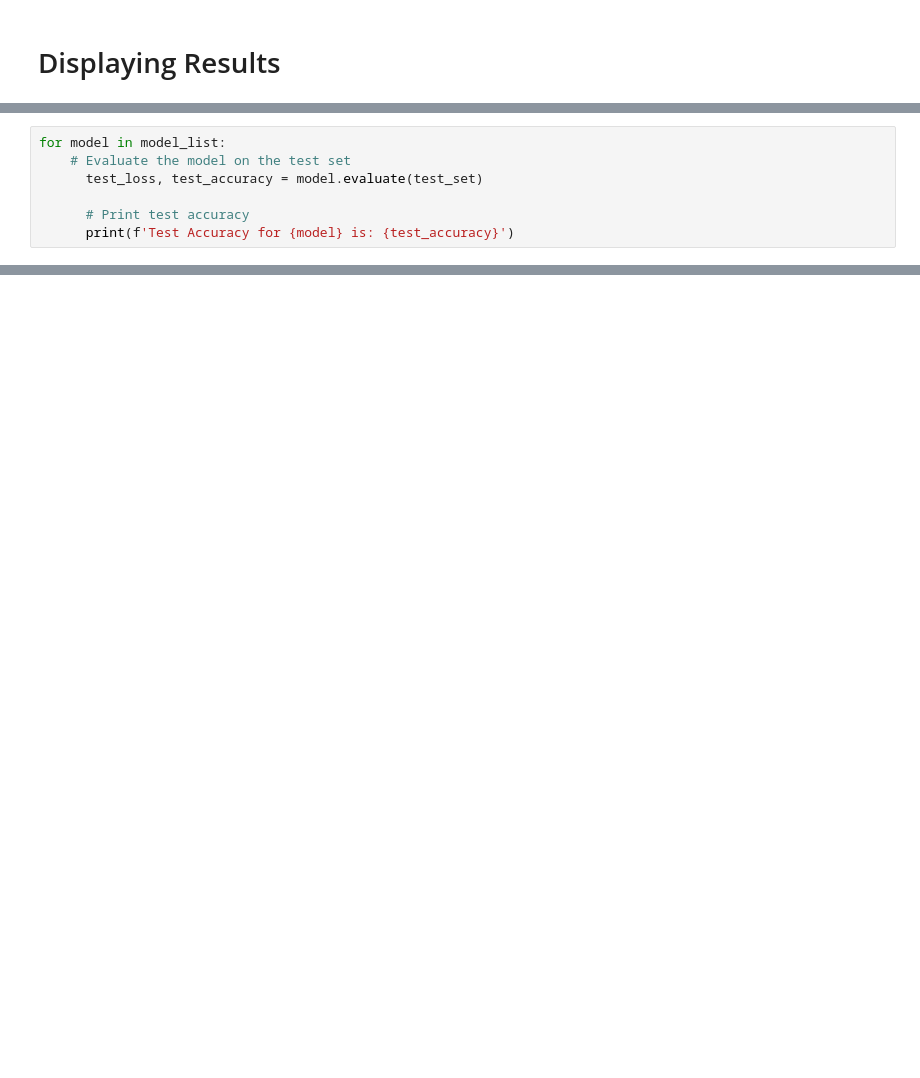
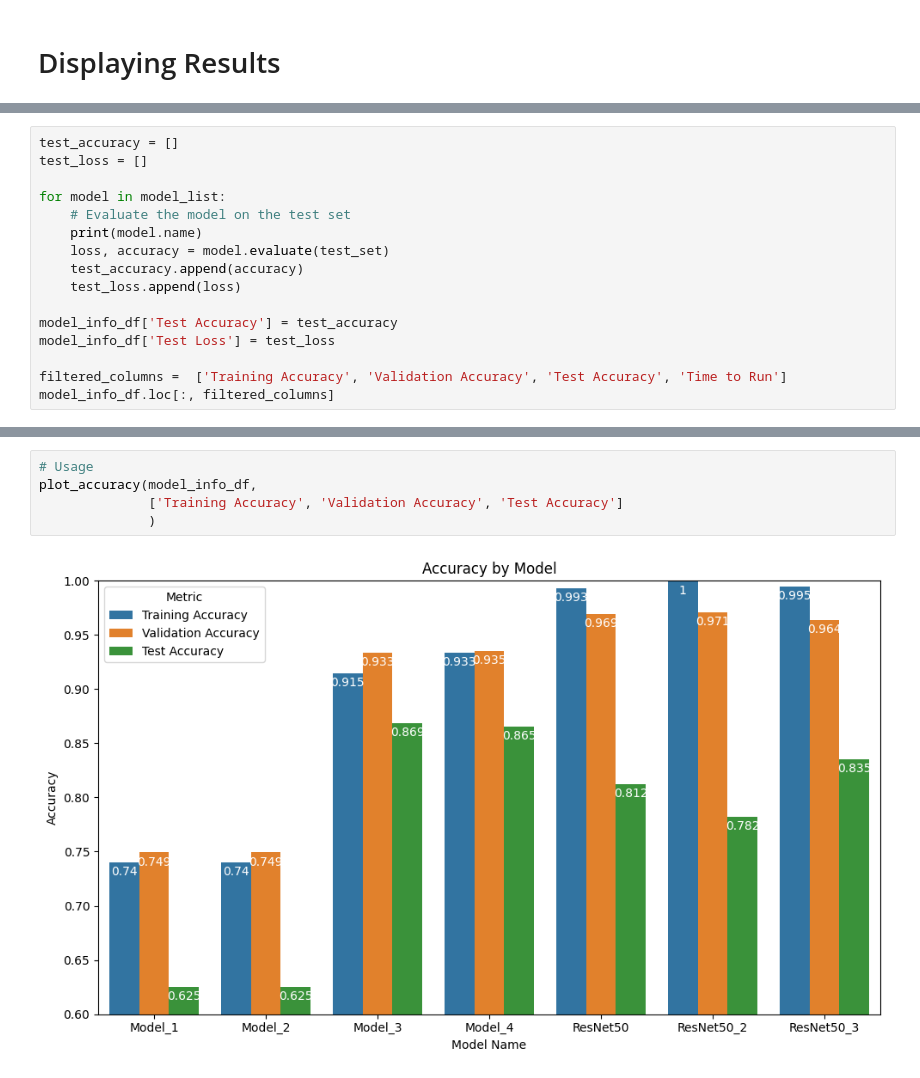
Before and after one commit to JosiahBeynon/detect-pneumonia-xray, a Jupyter notebook: Detect_Pneumonia_Using_X_Ray_Images_with_CNNs_and_Transfer_Learning.ipynb, the cells around one changed output, grey strips where cells are left out. Drawn from its saved outputs; the diff is of its cells as text; blank space fills up the shorter version.

```diff
--- a/Detect_Pneumonia_Using_X_Ray_Images_with_CNNs_and_Transfer_Learning.ipynb
+++ b/Detect_Pneumonia_Using_X_Ray_Images_with_CNNs_and_Transfer_Learning.ipynb
@@ -763,7 +850,16 @@ plot_training_validation_accuracy(by_val, subtitle=': Sorted by Validation Accur
 # %%
+test_accuracy = []
+test_loss = []
+
 for model in model_list:
     # Evaluate the model on the test set
-      test_loss, test_accuracy = model.evaluate(test_set)
+    print(model.name)
+    loss, accuracy = model.evaluate(test_set)
+    test_accuracy.append(accuracy)
+    test_loss.append(loss)
 
-      # Print test accuracy
-      print(f'Test Accuracy for {model} is: {test_accuracy}')
+model_info_df['Test Accuracy'] = test_accuracy
+model_info_df['Test Loss'] = test_loss
+
+filtered_columns =  ['Training Accuracy', 'Validation Accuracy', 'Test Accuracy', 'Time to Run']
+model_info_df.loc[:, filtered_columns]
@@ -769,0 +890,7 @@ for model in model_list:
+# %%
+# Usage
+plot_accuracy(model_info_df,
+              ['Training Accuracy', 'Validation Accuracy', 'Test Accuracy']
+              )
+# %% [output]
+[figure, added]
```
Also changed, not shown: parts of 29 cells of this notebook.
